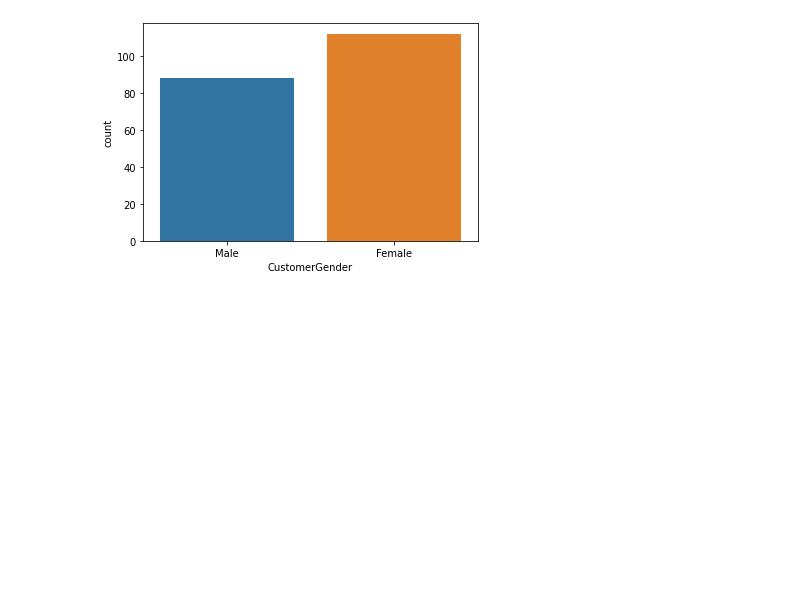
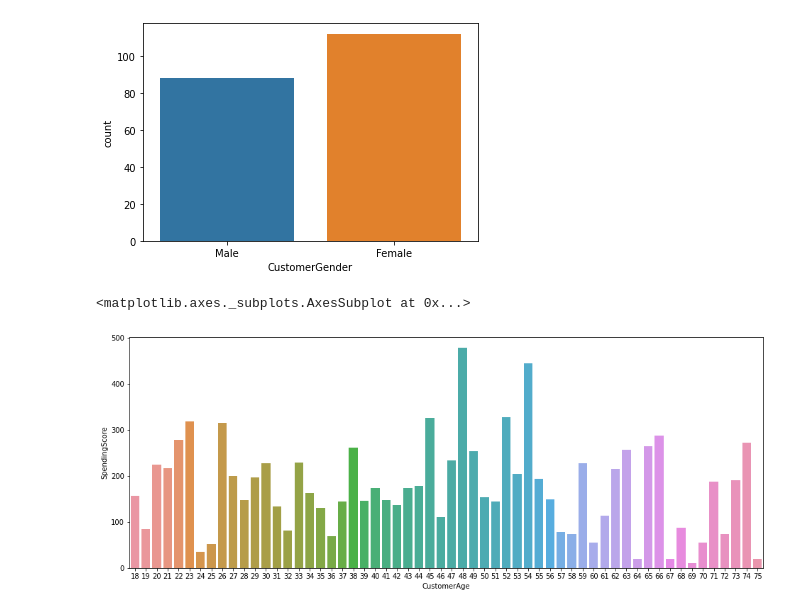
Before and after one commit to Sevdehatip/ShoppingCustomerAnalysis, a Jupyter notebook: Shopping.ipynb, the cells around one changed output. Saved outputs shown, nothing was run; the diff lists cells and outputs as text; code cells hidden in the pictures; blank space fills up the shorter version.

Commit message:
continued visualization

```diff
--- a/Shopping.ipynb
+++ b/Shopping.ipynb
@@ -78,3 +78,11 @@ sns.countplot(x="CustomerGender", data=df)
 # %% [output]
 <matplotlib.axes._subplots.AxesSubplot at 0x...>
 [figure]
+# %%
+data4=df[["CustomerAge", "SpendingScore"]].groupby(['CustomerAge'], as_index=False).sum().\
+                sort_values(by='SpendingScore', ascending=False)
+plt.figure(figsize=[16,6])
+sns.barplot(x="CustomerAge",y="SpendingScore",data=data4,orient="v")
+# %% [output]
+<matplotlib.axes._subplots.AxesSubplot at 0x...>
+[figure, added]
```
Also changed, not shown: parts of 3 cells of this notebook.
